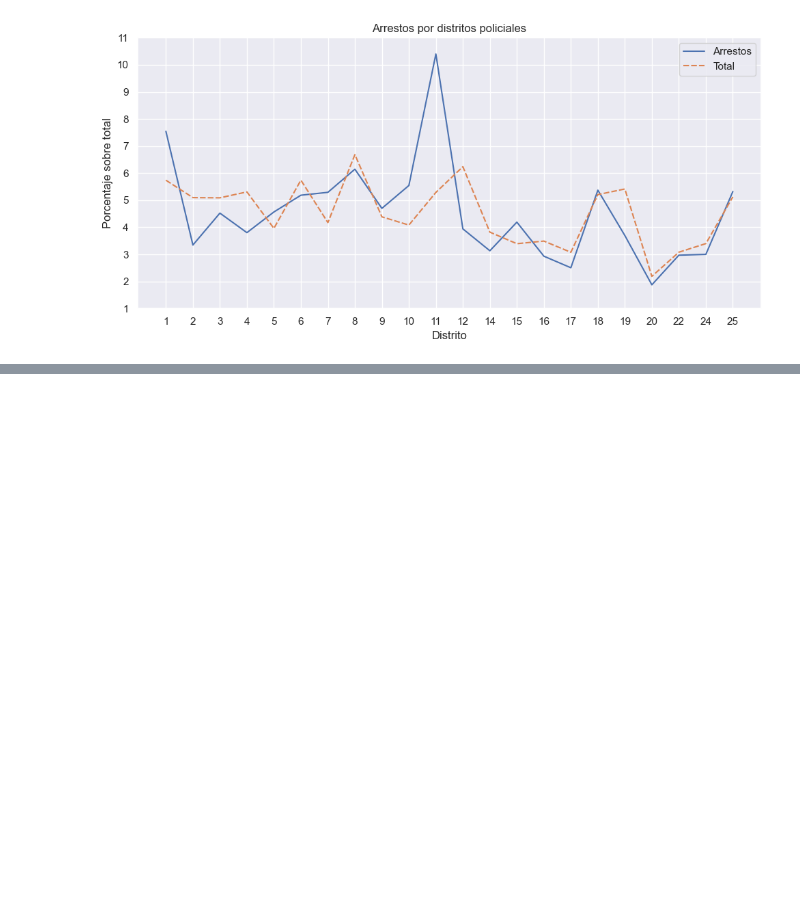
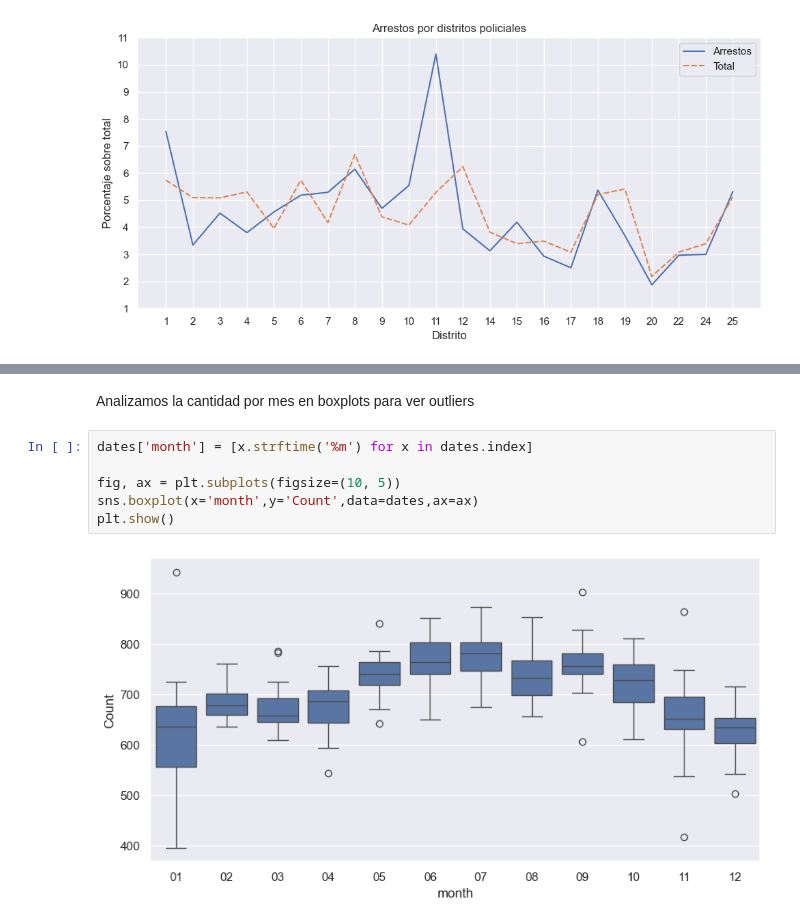
Before and after one commit to gjmv/CEIA_2025_B2_AdD_TP, a Jupyter notebook: TP.ipynb, the cells around one changed output, grey strips where cells are left out. Drawn from its saved outputs; the diff is of its cells as text; blank space fills up the shorter version.

```diff
--- a/TP.ipynb
+++ b/TP.ipynb
@@ -556,0 +623,10 @@ plt.show()
+# %% [markdown]
+Analizamos la cantidad por mes en boxplots para ver outliers
+# %%
+dates['month'] = [x.strftime('%m') for x in dates.index]
+
+fig, ax = plt.subplots(figsize=(10, 5))
+sns.boxplot(x='month',y='Count',data=dates,ax=ax)
+plt.show()
+# %% [output]
+[figure, added]
```
Also changed, not shown: parts of 5 cells of this notebook.
